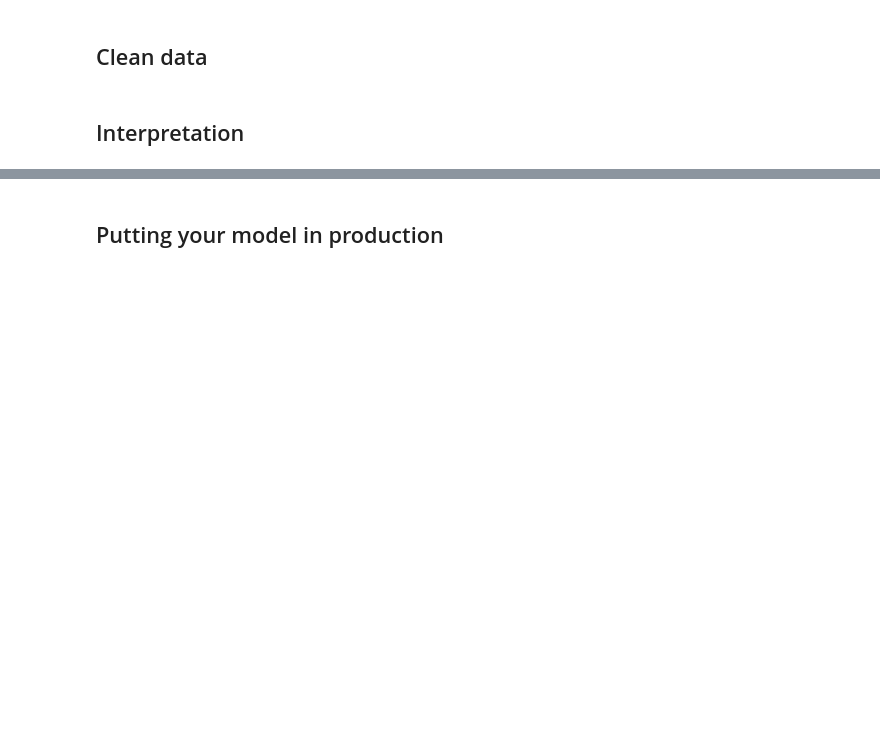
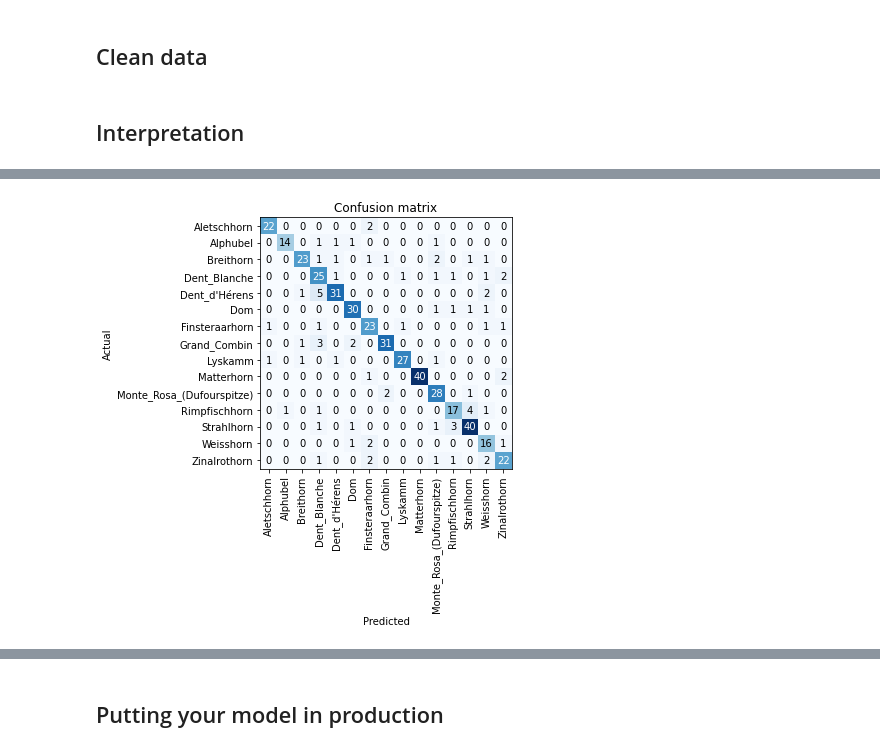
Before and after one commit to K-Schubert/Swiss_Mountain_app, a Jupyter notebook: Training.ipynb, the cells around one changed output, grey strips where cells are left out. Cells and saved outputs as stored; diff of their text form; code cells hidden in the pictures; blank space fills up the shorter version.

```diff
--- a/Training.ipynb
+++ b/Training.ipynb
@@ -135,6 +144,8 @@ learn_cln.save("body-46-epochs-cln")
 learn_cln.freeze()
 # %% [markdown]
 ## Interpretation
+# %%
+learn_cln = cnn_learner(data, models.resnet50, metrics=error_rate)
 # %%
 learn_cln.load("body-46-epochs-cln");
 # %%
@@ -144,2 +155,7 @@ interp.plot_confusion_matrix(figsize=(8,8))
+# %%
+interp.plot_confusion_matrix(figsize=(6,6))
+plt.savefig("data/confusion_matrix.pdf")
+# %% [output]
+[figure, added]
 # %%
 interp.most_confused(min_val=2)
```
Also changed, not shown: parts of 11 cells of this notebook, 2 other files.
